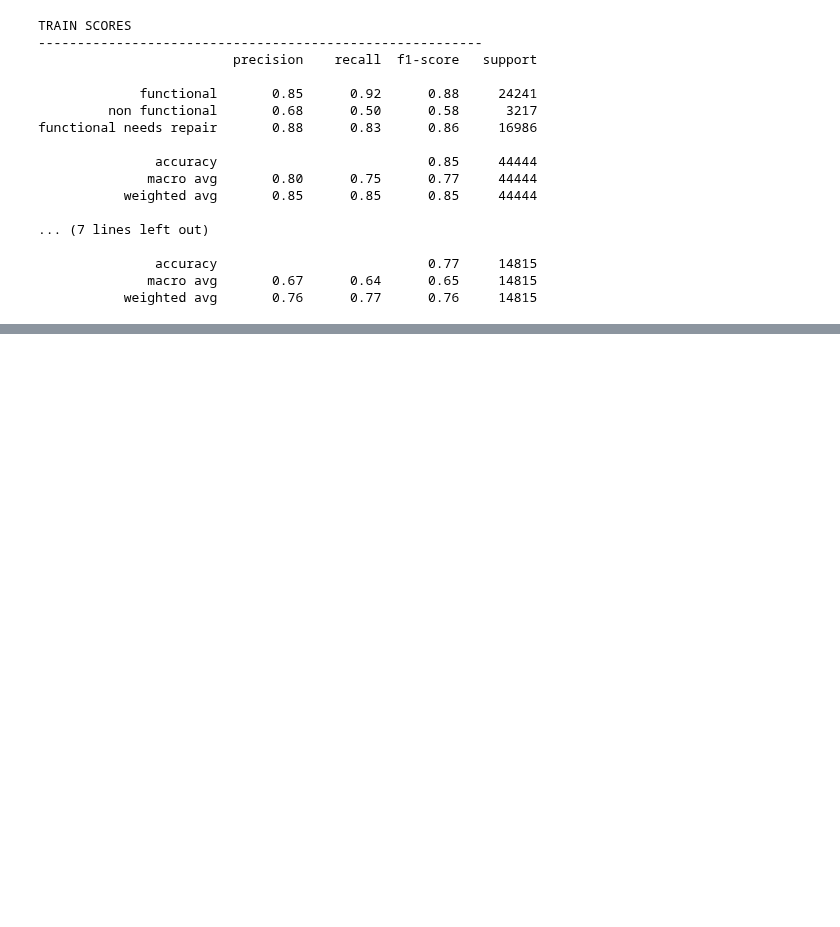
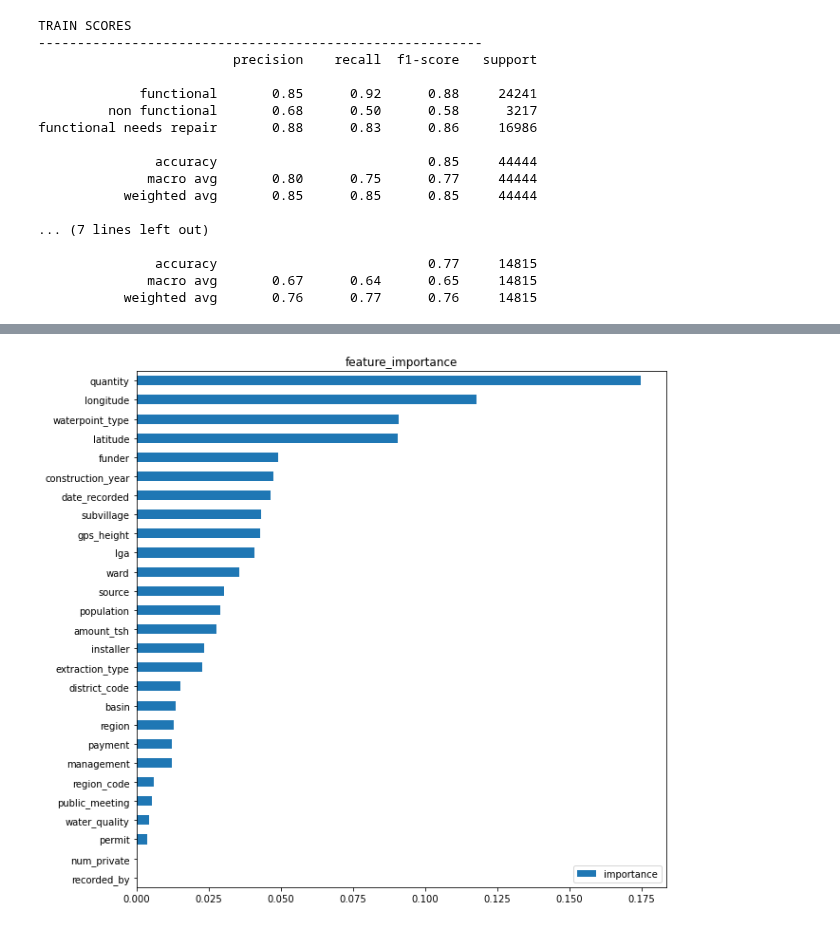
Before and after one commit to rahulakrish/water_pump_classifier, a Jupyter notebook: phase3_project.ipynb, the cells around one changed output, grey strips where cells are left out. Saved outputs shown, nothing was run; the diff lists cells and outputs as text; code cells hidden in the pictures; blank space fills up the shorter version.

Commit message:
feature importance

```diff
--- a/phase3_project.ipynb
+++ b/phase3_project.ipynb
@@ -1019,0 +1024,6 @@ functional needs repair       0.88      0.83      0.86     16986
+# %%
+#creating a df with just feature_importance data
+df_importance = pd.DataFrame({'features':X_train.columns,
+                             'importance':classifier.feature_importances_})
+
+df_importance.head()
@@ -1019,0 +1037,4 @@ functional needs repair       0.88      0.83      0.86     16986
+# %%
+#sorting the importance in ascending order
+df_importance_sorted = df_importance.sort_values(by=['importance'],ascending=True)
+df_importance_sorted.head()
@@ -1019,0 +1048,8 @@ functional needs repair       0.88      0.83      0.86     16986
+# %%
+fig,ax=plt.subplots(figsize=(10,10))
+df_importance_sorted.plot(kind='barh',ax=ax);
+ax.set_yticklabels(df_importance_sorted['features'])
+ax.set_title('feature_importance');
+ax.legend(loc=4);
+# %% [output]
+[figure, added]
```
Also changed, not shown: parts of 12 cells of this notebook.
